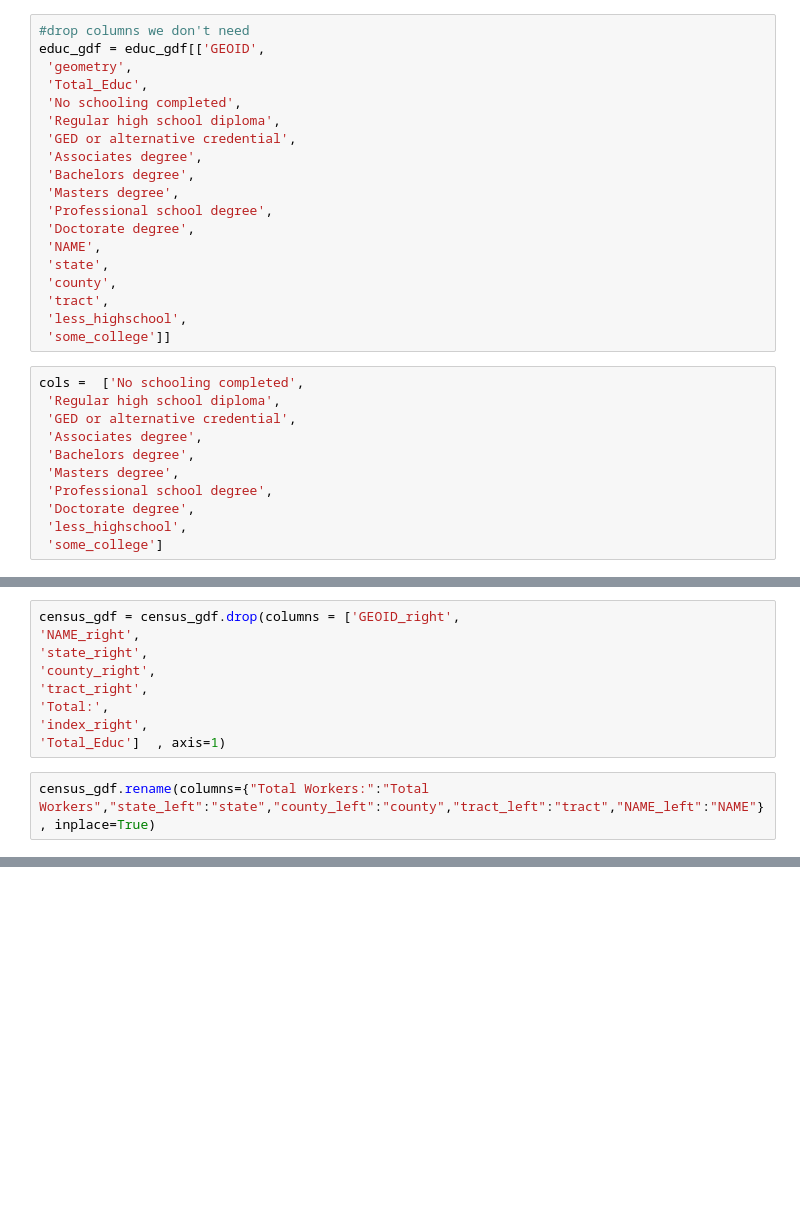
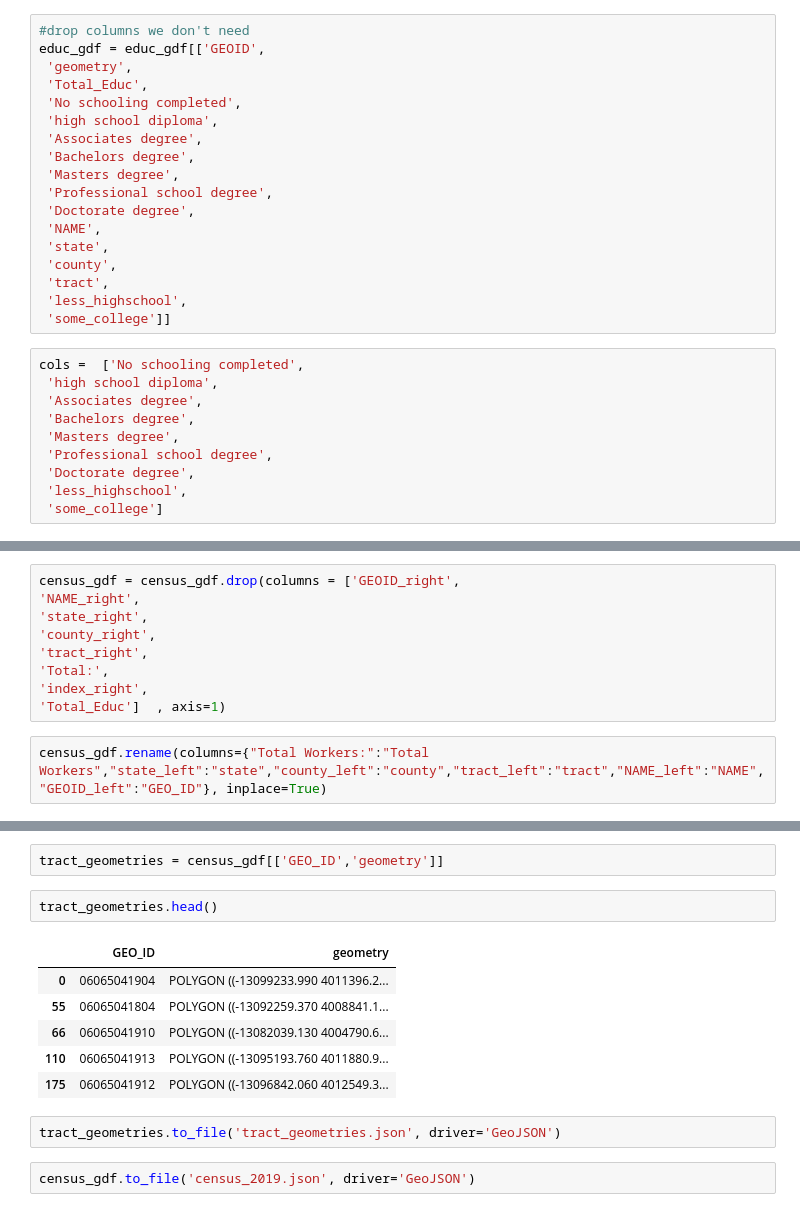
Before and after one commit to monishareginald/uds-warehouse-project, a Jupyter notebook: Census-2019.ipynb, the cells around one changed output, grey strips where cells are left out. Drawn from its saved outputs; the diff is of its cells as text; blank space fills up the shorter version.

```diff
--- a/Census-2019.ipynb
+++ b/Census-2019.ipynb
@@ -218,8 +219,7 @@ educ_gdf = educ_gdf[['GEOID',
  'geometry',
  'Total_Educ',
  'No schooling completed',
- 'Regular high school diploma',
- 'GED or alternative credential',
+ 'high school diploma',
  'Associates degree',
  'Bachelors degree',
  'Masters degree',
@@ -233,8 +233,7 @@ educ_gdf = educ_gdf[['GEOID',
  'some_college']]
 # %%
 cols =  ['No schooling completed',
- 'Regular high school diploma',
- 'GED or alternative credential',
+ 'high school diploma',
  'Associates degree',
  'Bachelors degree',
  'Masters degree',
@@ -435,7 +434,7 @@ census_gdf = census_gdf.drop(columns = ['GEOID_right',
 'index_right',
 'Total_Educ']  , axis=1)
 # %%
-census_gdf.rename(columns={"Total Workers:":"Total Workers","state_left":"state","county_left":"county","tract_left":"tract","NAME_left":"NAME"}, inplace=True)
+census_gdf.rename(columns={"Total Workers:":"Total Workers","state_left":"state","county_left":"county","tract_left":"tract","NAME_left":"NAME","GEOID_left":"GEO_ID"}, inplace=True)
 # %%
 census_gdf.info()
 # %% [output]
@@ -458 +457,16 @@ dtypes: float64(48), geometry(1), object(5)
 memory usage: 174.3+ MB
+# %%
+tract_geometries = census_gdf[['GEO_ID','geometry']]
+# %%
+tract_geometries.head()
+# %% [output]
+|  | GEO_ID | geometry |
+| 0 | 06065041904 | POLYGON ((-13099233.990 4011396.2... |
+| 55 | 06065041804 | POLYGON ((-13092259.370 4008841.1... |
+| 66 | 06065041910 | POLYGON ((-13082039.130 4004790.6... |
+| 110 | 06065041913 | POLYGON ((-13095193.760 4011880.9... |
+| 175 | 06065041912 | POLYGON ((-13096842.060 4012549.3... |
+# %%
+tract_geometries.to_file('tract_geometries.json', driver='GeoJSON')
+# %%
+census_gdf.to_file('census_2019.json', driver='GeoJSON')
```
Also changed, not shown: parts of 4 cells of this notebook, 11 other files.
